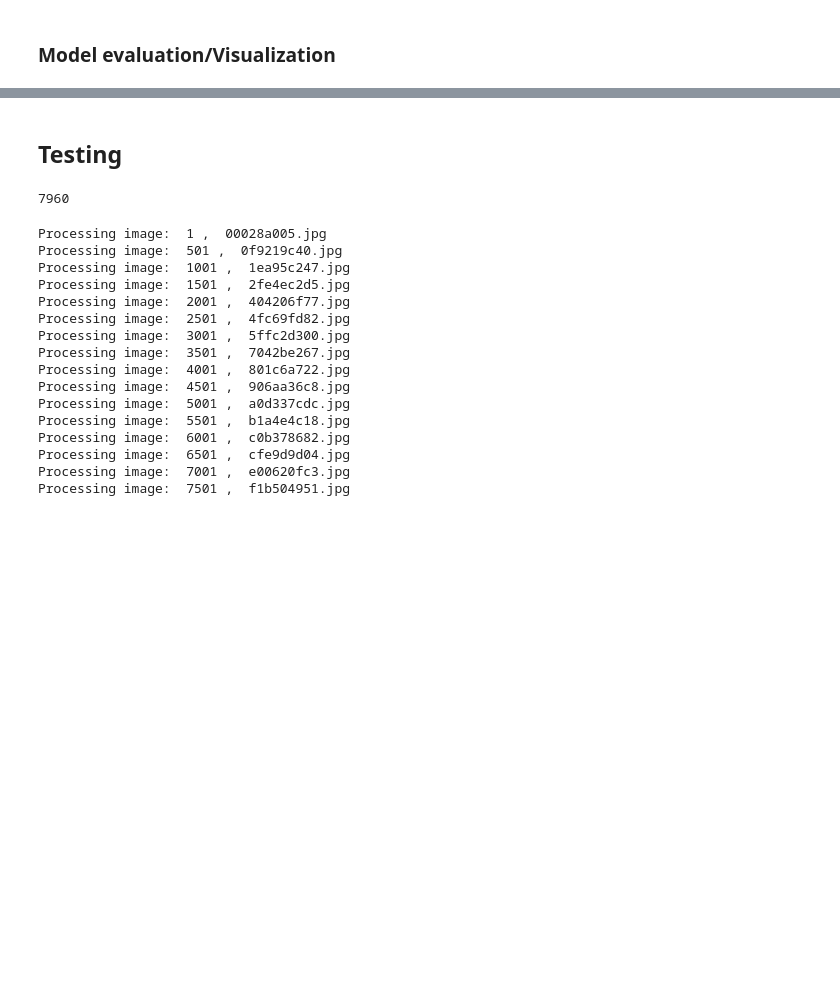
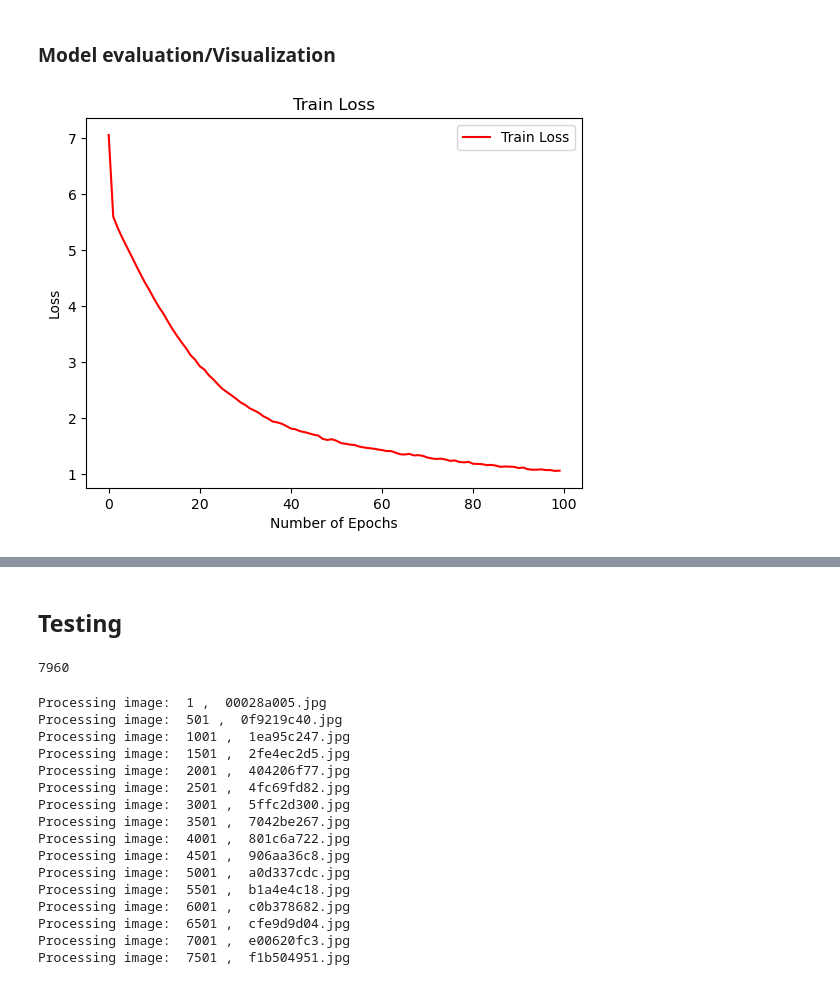
Before and after one commit to AngelV129/Whales-kaggle-data, a Jupyter notebook: Whales_project.ipynb, the cells around one changed output, grey strips where cells are left out. Drawn from its saved outputs; the diff is of its cells as text; code cells hidden in the pictures; blank space fills up the shorter version.

```diff
--- a/Whales_project.ipynb
+++ b/Whales_project.ipynb
@@ -343,15 +361,15 @@ model.add(Dropout(0.25))
 
 
 # adding hidden layers
-model.add(Convolution2D(32, (3, 3), activation='relu'))
+model.add(Convolution2D(filters  = 32,kernel_size  = (3, 3) ,strides=2,padding="same"))
 model.add(BatchNormalization())
+model.add(Activation('relu'))
 print(model.output_shape)
 
 # Pooling Layer
-model.add(MaxPooling2D(pool_size=(2,2)))
-model.add(BatchNormalization())
+model.add(MaxPooling2D(pool_size=(2,2), strides=(2,2)))
 print(model.output_shape)
 
-# Dropout layer to avoid overfitting
-model.add(Dropout(0.25))
+# # Dropout layer to avoid overfitting
+# model.add(Dropout(0.25))
 # %% [output]
@@ -361,11 +379,12 @@ model.add(Dropout(0.25))
 # gonna do the same as last layer
 model.add(Convolution2D(filters = 64, kernel_size = (3,3), padding = 'Same', activation = 'relu'))
 model.add(BatchNormalization())
+model.add(Activation('relu'))
 print(model.output_shape)
 
 model.add(MaxPooling2D(pool_size = (2,2), strides=(2,2)))
-model.add(BatchNormalization())
+# model.add(BatchNormalization())
 print(model.output_shape)
 
-model.add(Dropout(0.25))
+# model.add(Dropout(0.25))
 # %% [output]
@@ -380,10 +399,11 @@ print(model.output_shape)
 
 model.add(Dense(128, activation='relu'))
 model.add(BatchNormalization())
-
+model.add(Activation('relu'))
 print(model.output_shape)
 
 model.add(Dropout(0.5))
+model.add(BatchNormalization())
 # output layer that will categorize the images  usubng the amount of unique nodes
 model.add(Dense(y_train.shape[1], activation='softmax'))
 print(model.output_shape)
@@ -441,5 +461,5 @@ None
 # %% [markdown]
 # Training
 # %%
-epochs = 50
-batch_size = 1000
+epochs = 100
+batch_size = 100
@@ -450,2 +510,14 @@ Epoch 1/50
 # %% [markdown]
 ### Model evaluation/Visualization
+# %%
+
+
+# Plot the loss curve for training
+plt.plot(history.history['loss'], color='r', label="Train Loss")
+plt.title("Train Loss")
+plt.xlabel("Number of Epochs")
+plt.ylabel("Loss")
+plt.legend()
+plt.show()
+# %% [output]
+[figure, added]
```
Also changed, not shown: parts of 15 cells of this notebook, 3 other files.
